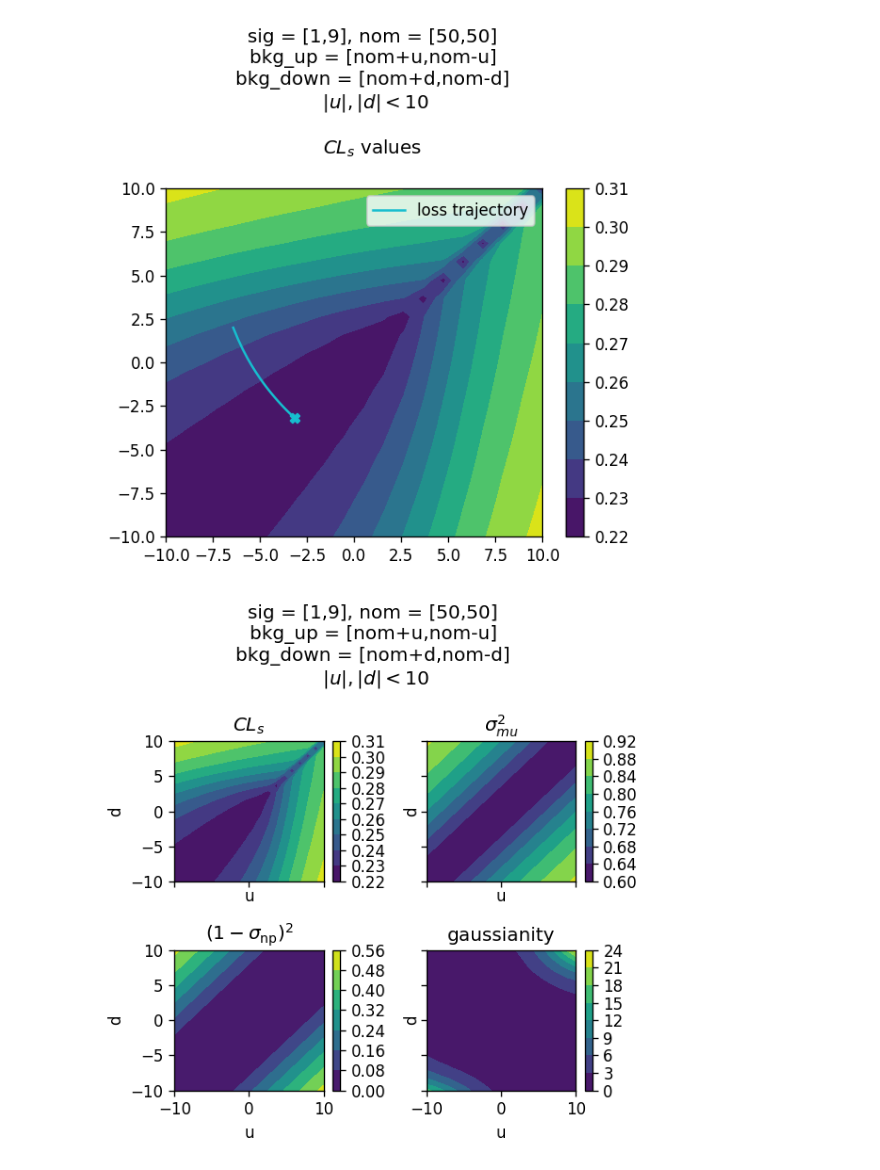
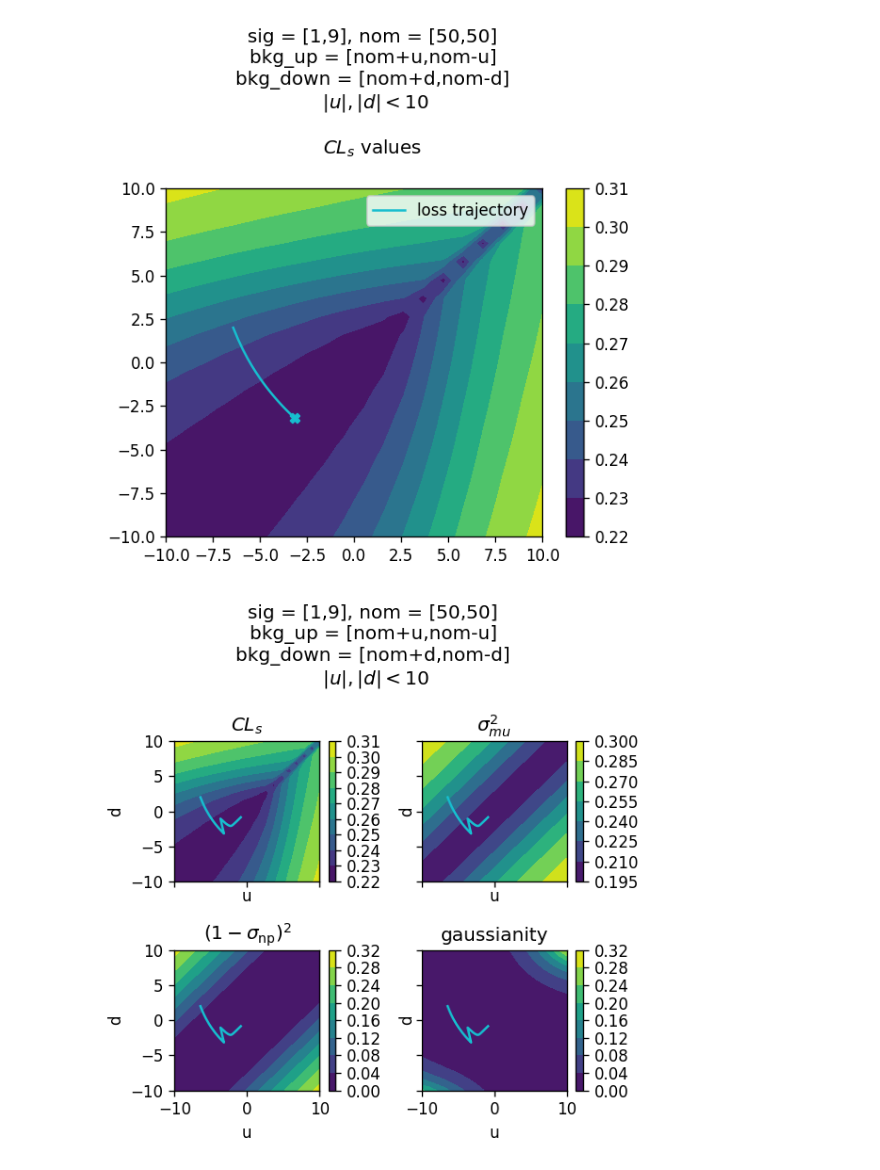
Before and after one commit to phinate/neos-toy, a Jupyter notebook: example-jaxopt.ipynb, the cells around one changed output. Saved outputs shown, nothing was run; the diff lists cells and outputs as text; code cells hidden in the pictures.

```diff
--- a/example-jaxopt.ipynb
+++ b/example-jaxopt.ipynb
@@ -54,9 +54,12 @@ DeviceArray([[ 0.        ,  0.        ],
              [ 0.        ,  0.        ],
              [-0.02665937, -0.03569677]], dtype=float64)
 # %%
+scales = jnp.array([1, 3, 1.7, 77])
+
+
 def loss(pars):
     #     return jnp.sum(pipeline(pars, jnp.array([50.,50.]))*scale)
-    return pipeline(pars, jnp.array([50.0, 50.0]))[0]
+    return jnp.log(jnp.sum(pipeline(pars, jnp.array([50.0, 50.0])) / scales))
 
 
 jax.value_and_grad(loss)(jnp.array([1.0, 1.0]))
@@ -65,21 +70,22 @@ jax.value_and_grad(loss)(jnp.array([1.0, 1.0]))
 # %%
 import time
 
-trajectory = []
+trajectory5 = []
 
 params = jnp.array([-6.432, 2.0])
-trajectory.append(params)
+trajectory5.append(params)
 
-tx = optax.sgd(learning_rate=100)
+lr = lambda i: 5e-1 if i < 90 else 1e-1
+tx = optax.adam(learning_rate=lr)
 opt_state = tx.init(params)
 loss_grad_fn = jax.value_and_grad(loss)
 
-for i in range(50):
+for i in range(120):
     t0 = time.perf_counter()
     loss_val, grads = loss_grad_fn(params)
     updates, opt_state = tx.update(grads, opt_state)
     params = optax.apply_updates(params, updates)
-    trajectory.append(params)
+    trajectory5.append(params)
     t1 = time.perf_counter()
     print(f"in {t1-t0:.3f}s, loss step {i}: {loss_val:.4f}, pars = {params}")
 # %% [output]
@@ -132,29 +143,33 @@ plt.legend()
 plt.tight_layout()
 # %% [output]
 [figure]
+# %%
+names = ["$CL_s$", r"$\sigma_{mu}^2$", r"$(1-\sigma_{\mathsf{np}})^2$", "gaussianity"]
+scale_dict = {k: v for k, v in zip(names, [1, 3, 1.7, 77])}
 # %%
 import matplotlib.pyplot as plt
 
 plt.rc("figure", figsize=[5, 5], dpi=120, facecolor="w")
 
 fig, axs = plt.subplots(2, 2, sharex=True, sharey=True)
 
 for i, (label, ax) in enumerate(
     zip(
-        ["$CL_s$", r"$\sigma_{mu}^2$", r"$(1-\sigma_{\mathsf{np}})^2$", "gaussianity"],
+        names,
         axs.ravel(),
     )
 ):
-    p = ax.contourf(uv, dv, values[:, i].reshape((dense, dense)))
+    p = ax.contourf(uv, dv, values[:, i].reshape((dense, dense)) / scale_dict[label])
     plt.colorbar(p, ax=ax)
     ax.set_xlabel("u")
     ax.set_ylabel("d")
     ax.set_title(label)
+    ax.plot(t[:-30, 0], t[:-30, 1], color="C9", label="loss trajectory")
 
 plt.suptitle(
     "sig = [1,9], nom = [50,50]\nbkg_up = [nom+u,nom-u]\nbkg_down = [nom+d,nom-d]\n $|u|, |d|<10$"
 )
 plt.tight_layout()
 plt.savefig("contoursw.pdf", bbox_inches="tight")
 # %% [output]
-[figure, old version]
+[figure, new version]
```
Also changed, not shown: parts of 8 cells of this notebook, 8 other files.
